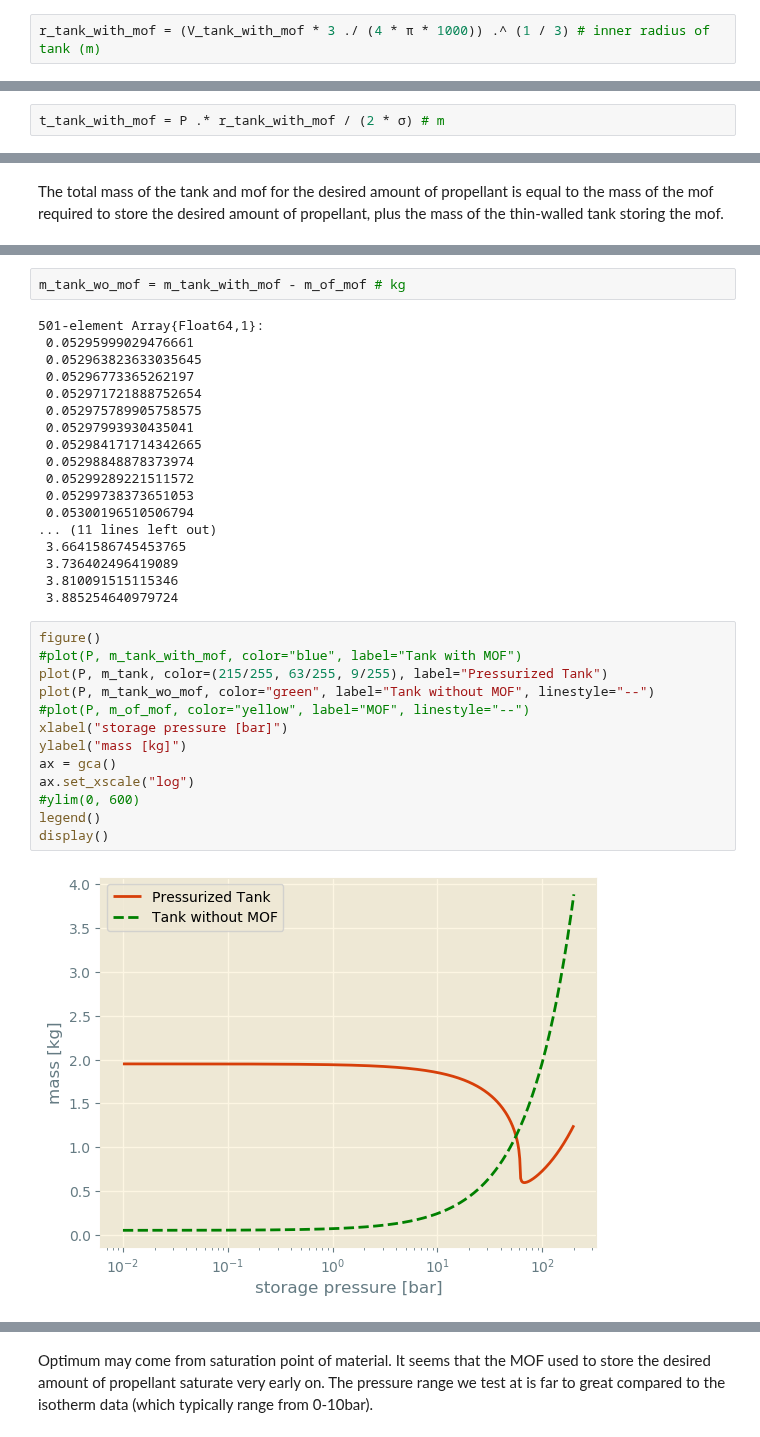
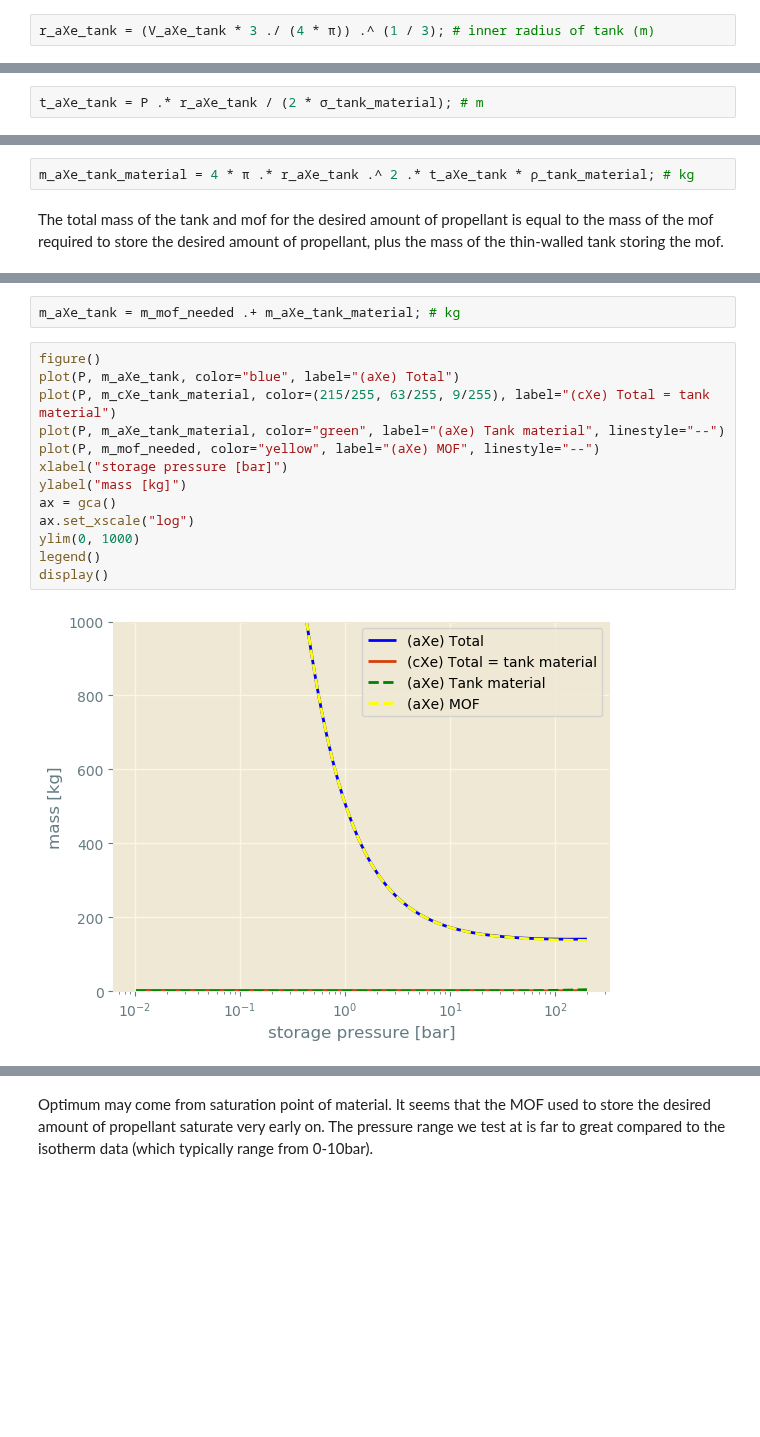
Before and after one commit to SimonEnsemble/PropellantStorage, a Jupyter notebook: Xe_Propellant_Storage.ipynb, the cells around one changed output, grey strips where cells are left out. Drawn from its saved outputs; the diff is of its cells as text; blank space fills up the shorter version.

```diff
--- a/Xe_Propellant_Storage.ipynb
+++ b/Xe_Propellant_Storage.ipynb
@@ -323,4 +291,4 @@ The volume of the tank is equal to the volume of the mof. Therefore using the vo
 r_{tank with mof} = (3 m_{mof} / 4 \pi \rho_{mof})^{1/3}
 \end{equation}
 # %%
-r_tank_with_mof = (V_tank_with_mof * 3 ./ (4 * π * 1000)) .^ (1 / 3) # inner radius of tank (m)
+r_aXe_tank = (V_aXe_tank * 3 ./ (4 * π)) .^ (1 / 3); # inner radius of tank (m)
@@ -348,4 +298,4 @@ Using thin-walled theory, the thickness of the wall of the container storing the
 t_{tank with mof} = P r_{tank with mof} / 2\sigma
 \end{equation}
 # %%
-t_tank_with_mof = P .* r_tank_with_mof / (2 * σ) # m
+t_aXe_tank = P .* r_aXe_tank / (2 * σ_tank_material); # m
@@ -370,2 +302,4 @@ t_tank_with_mof = P .* r_tank_with_mof / (2 * σ) # m
+# %%
+m_aXe_tank_material = 4 * π .* r_aXe_tank .^ 2 .* t_aXe_tank * ρ_tank_material; # kg
 # %% [markdown]
 The total mass of the tank and mof for the desired amount of propellant is equal to the mass of the mof required to store the desired amount of propellant, plus the mass of the thin-walled tank storing the mof.
@@ -392,35 +306,17 @@ m_tank_with_mof = m_of_mof .+ 4 * π .* r_tank_with_mof .^ 2 .* t_tank_with_mof
-# %%
-m_tank_wo_mof = m_tank_with_mof - m_of_mof # kg
-# %% [output]
-501-element Array{Float64,1}:
- 0.05295999029476661
- 0.052963823633035645
- 0.05296773365262197
- 0.052971721888752654
- 0.052975789905758575
- 0.05297993930435041
- 0.052984171714342665
- 0.05298848878373974
- 0.05299289221511572
- 0.05299738373651053
- 0.05300196510506794
-... (11 lines left out)
- 3.6641586745453765
- 3.736402496419089
- 3.810091515115346
- 3.885254640979724
+# %%
+m_aXe_tank = m_mof_needed .+ m_aXe_tank_material; # kg
 # %%
 figure()
-#plot(P, m_tank_with_mof, color="blue", label="Tank with MOF")
-plot(P, m_tank, color=(215/255, 63/255, 9/255), label="Pressurized Tank")
-plot(P, m_tank_wo_mof, color="green", label="Tank without MOF", linestyle="--")
-#plot(P, m_of_mof, color="yellow", label="MOF", linestyle="--")
+plot(P, m_aXe_tank, color="blue", label="(aXe) Total")
+plot(P, m_cXe_tank_material, color=(215/255, 63/255, 9/255), label="(cXe) Total = tank material")
+plot(P, m_aXe_tank_material, color="green", label="(aXe) Tank material", linestyle="--")
+plot(P, m_mof_needed, color="yellow", label="(aXe) MOF", linestyle="--")
 xlabel("storage pressure [bar]")
 ylabel("mass [kg]")
 ax = gca()
 ax.set_xscale("log")
-#ylim(0, 600)
+ylim(0, 1000)
 legend()
 display()
 # %% [output]
-[figure, old version]
+[figure, new version]
```
Also changed, not shown: parts of 27 cells of this notebook.
